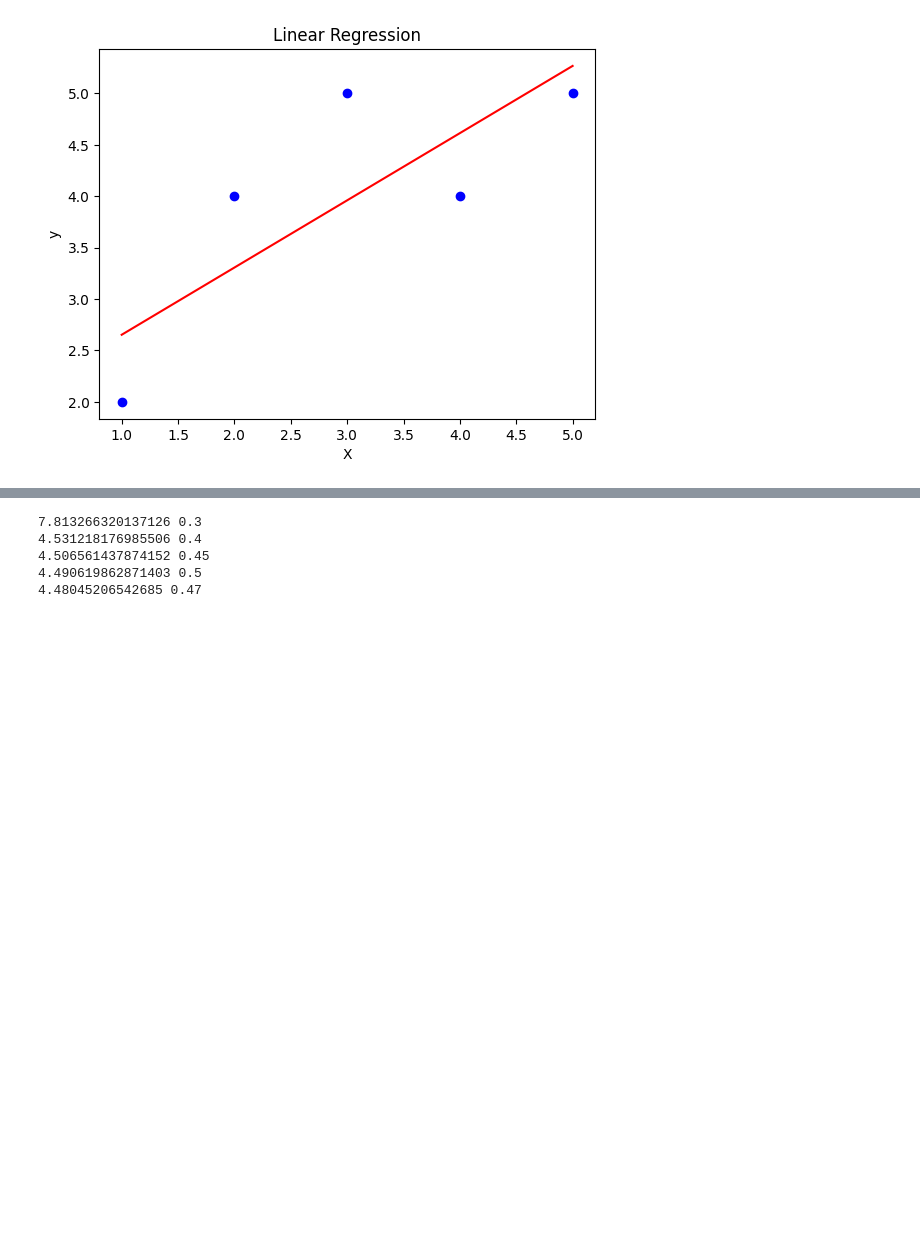
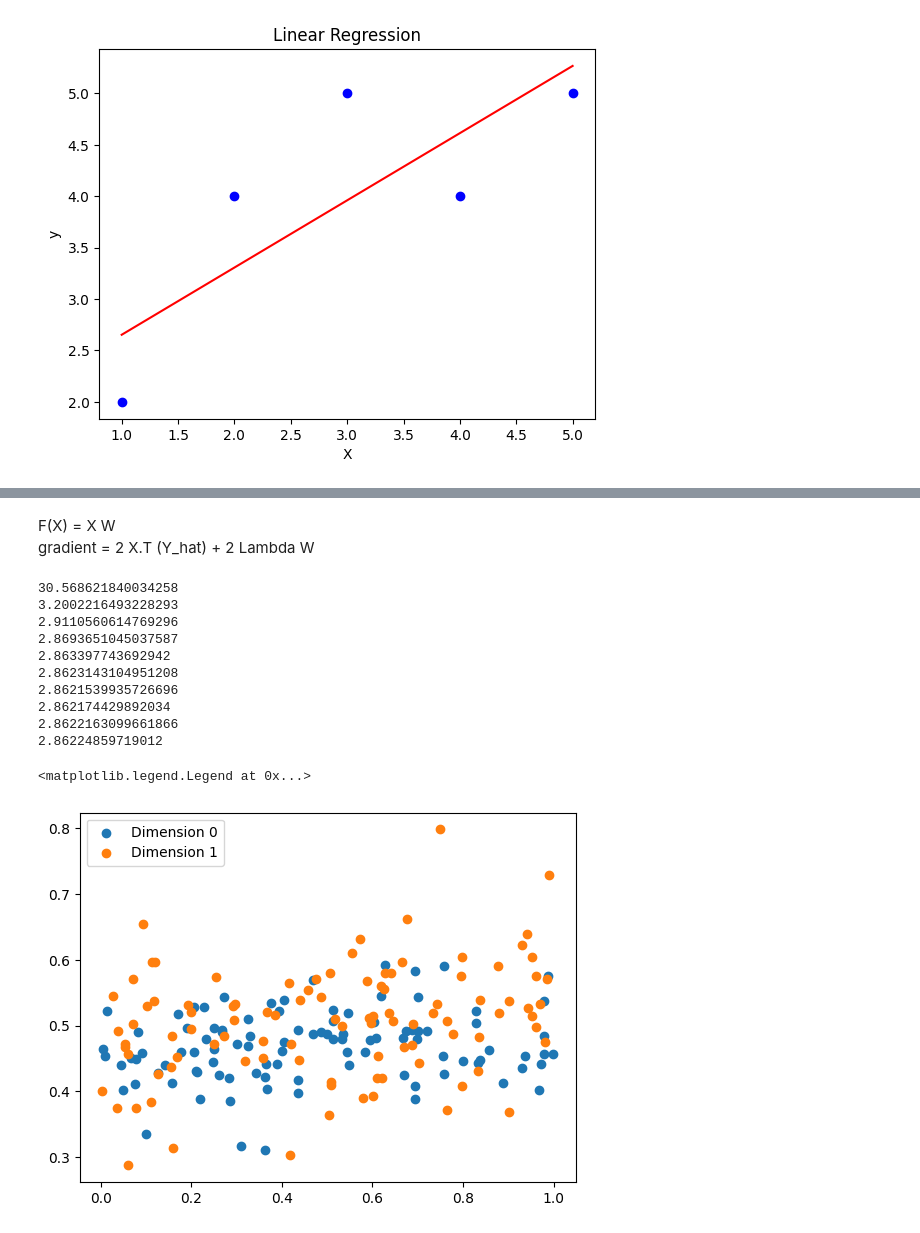
Before and after one commit to BichengWang/py-notebook, a Jupyter notebook: src/ml/interview/draft_proposal/linear_regression.ipynb, the cells around one changed output, grey strips where cells are left out. Drawn from its saved outputs; the diff is of its cells as text; code cells hidden in the pictures; blank space fills up the shorter version.

```diff
--- a/src/ml/interview/draft_proposal/linear_regression.ipynb
+++ b/src/ml/interview/draft_proposal/linear_regression.ipynb
@@ -188,39 +202,55 @@ alpha=0.01
 Lambda=0.01
+# %% [markdown]
+F(X) = X W
+gradient = 2 X.T (Y_hat) + 2 Lambda W
 # %%
 # F(x)= w[0]*x + w[1]
 def F(X, W):
     return np.matmul(X,W)
 
-def H(F):
-    return 1/(1+np.exp(-F))
+def cost(Y_est, Y, W, Lambda):
+    E=Y_est-Y
+    return E, np.linalg.norm(E,2)+ Lambda * np.linalg.norm(W,2)
 
-def cost(Y_est, Y):
-    E= - (1/n) * (np.sum(Y*np.log(Y_est) + (1-Y)*np.log(1-Y_est)))  + np.linalg.norm(W,2)
-    return E, np.sum(np.argmax(Y_est,1)==y)/n
-
-def gradient(Y_est, Y, X):
-    return (1/n) * np.matmul(X.T, (Y_est - Y) ) + Lambda* 2* W
+def gradient(E,X, W, Lambda):
+    return 2* np.matmul(X.T, E) + Lambda* 2* W
 # %%
-def fit(W, X, Y, alpha, max_itr):
+def fit(W, X, Y, alpha, Lambda, max_itr):
     for i in range(max_itr):
 
-        F_x=F(X,W)
-        Y_est=H(F_x)
-        E, c= cost(Y_est, Y)
-        Wg=gradient(Y_est, Y, X)
+        Y_est=F(X,W)
+        E, c= cost(Y_est, Y, W, Lambda)
+        Wg=gradient(E, X, W, Lambda)
         W=W - alpha * Wg
-        if i%1000==0:
-            print(E, c)
+        if i%100==0:
+            print(c)
 
-    return W, Y_est
+    return W
 # %%
 X=np.concatenate( (X, np.ones((n,1))), axis=1 )
 W=np.concatenate( (W, np.random.random((1,p)) ), axis=0 )
 
-W, Y_est = fit(W, X, Y, alpha, max_itr)
+W = fit(W, X, Y, alpha, Lambda, max_itr)
 # %% [output]
-7.813266320137126 0.3
-4.531218176985506 0.4
-4.506561437874152 0.45
-4.490619862871403 0.5
-4.48045206542685 0.47
+30.568621840034258
+3.2002216493228293
+2.9110560614769296
+2.8693651045037587
+2.863397743692942
+2.8623143104951208
+2.8621539935726696
+2.862174429892034
+2.8622163099661866
+2.86224859719012
+# %%
+Y_pred = F(X, W)
+# %%
+import matplotlib.pyplot as plt
+
+for i in range(Y_pred.shape[1]):
+    plt.scatter(Y[:, i], Y_pred[:, i], label=f'Dimension {i}')
+
+plt.legend()
+# %% [output]
+<matplotlib.legend.Legend at 0x...>
+[figure, added]
```
Also changed, not shown: parts of 11 cells of this notebook, 2 other files.
